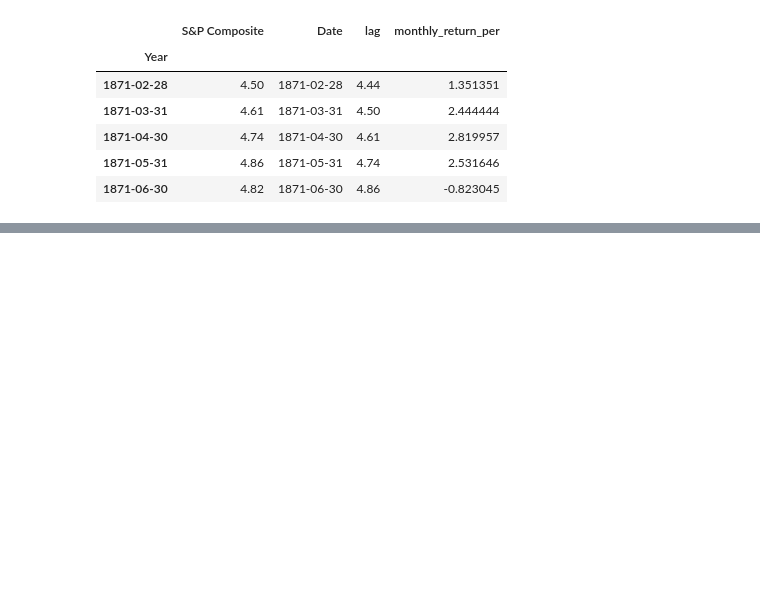
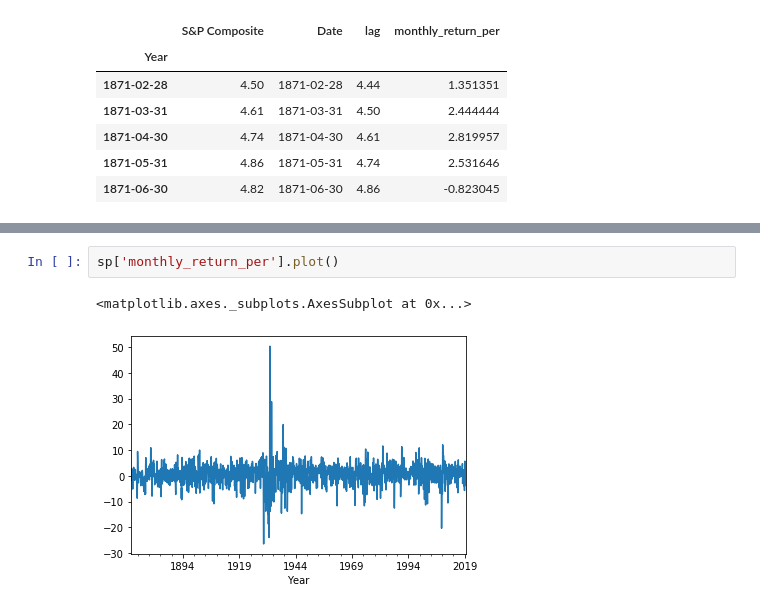
Before and after one commit to Carterbouley/mod_3_project, a Jupyter notebook: Aroa_notebook.ipynb, the cells around one changed output, grey strips where cells are left out. Drawn from its saved outputs; the diff is of its cells as text; blank space fills up the shorter version.

```diff
--- a/Aroa_notebook.ipynb
+++ b/Aroa_notebook.ipynb
@@ -79,0 +89,5 @@ sp.head()
+# %%
+sp['monthly_return_per'].plot()
+# %% [output]
+<matplotlib.axes._subplots.AxesSubplot at 0x...>
+[figure, added]
```
Also changed, not shown: parts of 12 cells of this notebook.
